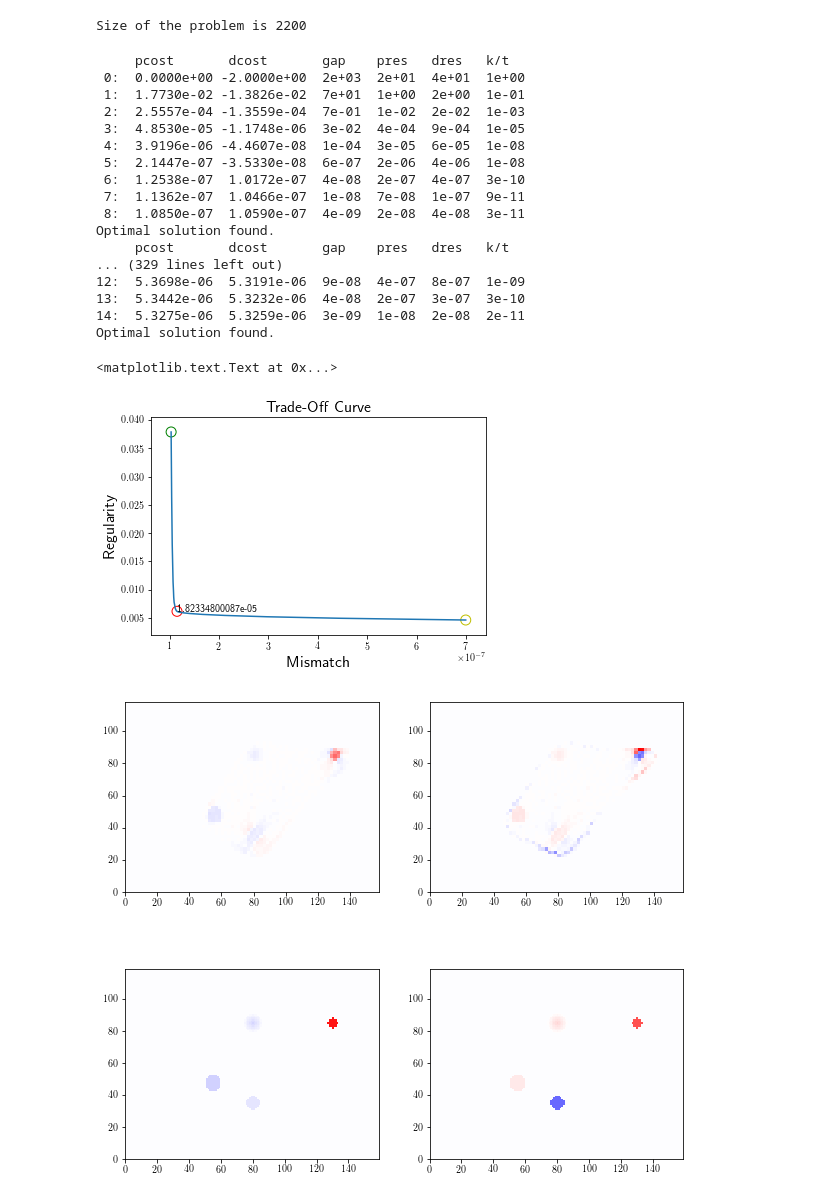
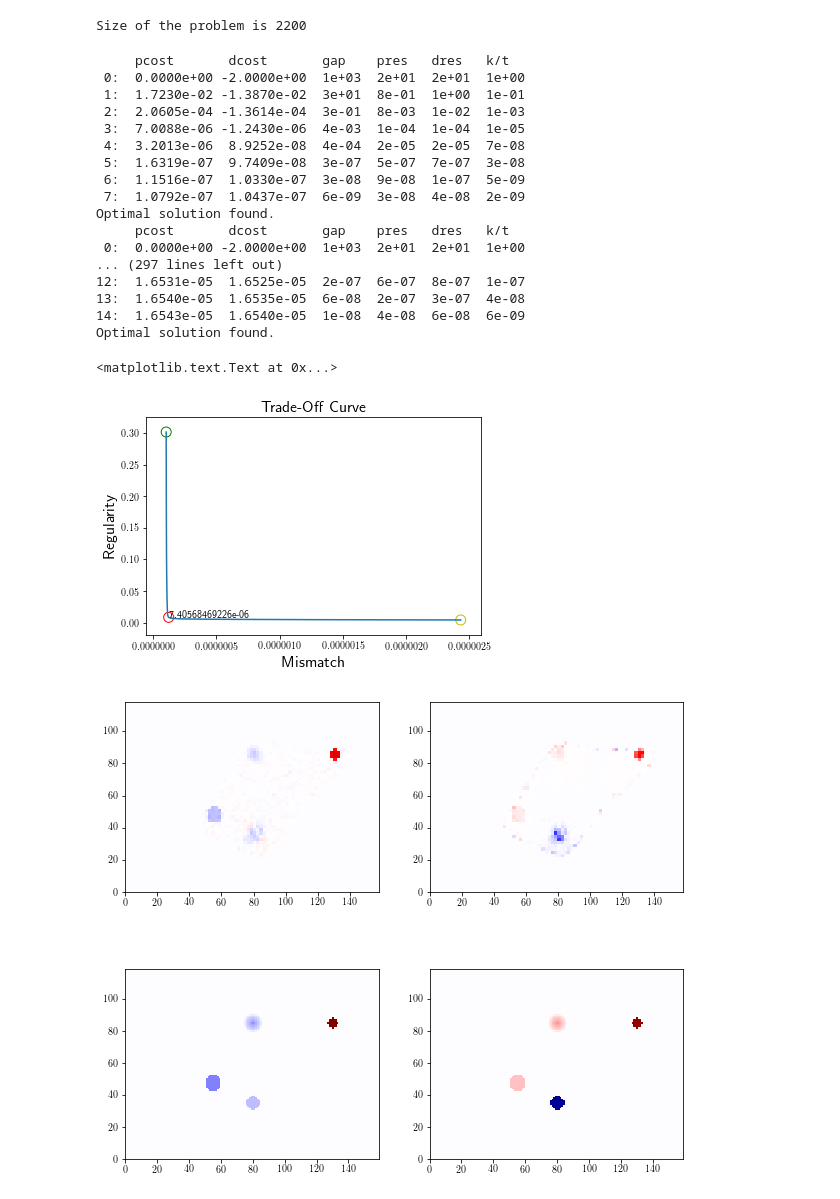
Before and after one commit to jcalifornia/tractionforce, a Jupyter notebook: paper/numerics/pads/pads-x.ipynb, the cells around one changed output. Drawn from its saved outputs; the diff is of its cells as text; code cells hidden in the pictures.

Commit message:
new norm

```diff
--- a/paper/numerics/pads/pads-x.ipynb
+++ b/paper/numerics/pads/pads-x.ipynb
@@ -281,7 +281,7 @@ G_in_in_xx, G_in_in_xy, G_out_in_xx, G_out_in_xy, G_in_in_yy, G_in_in_yx, G_out_
 Size of the problem is 2200
 # %%
 N_SOLUTIONS = 24
-gamma_vals = np.logspace(-7, -3, N_SOLUTIONS)
+gamma_vals = np.logspace(-8, -2.5, N_SOLUTIONS)
 
 
 # Coords are 1:100 in each direction
@@ -296,32 +296,30 @@ n_in = len(x_in)
 x_center = np.mean(x_in)
 y_center = np.mean(y_in)
 
-sigma_xz = Variable(n_in)
-sigma_yz = Variable(n_in)
-predicted_in_x = G_in_in_xx * sigma_xz + G_in_in_xy * sigma_yz
-predicted_out_x = G_out_in_xx * sigma_xz + G_out_in_xy * sigma_yz
-predicted_in_y = G_in_in_yx * sigma_xz + G_in_in_yy * sigma_yz
-predicted_out_y = G_out_in_yx * sigma_xz + G_out_in_yy * sigma_yz
+sigma = Variable(n_in,2)
+predicted_in_x = G_in_in_xx * sigma[:,0] + G_in_in_xy * sigma[:,1]
+predicted_out_x = G_out_in_xx * sigma[:,0] + G_out_in_xy * sigma[:,1]
+predicted_in_y = G_in_in_yx * sigma[:,0] + G_in_in_yy * sigma[:,1]
+predicted_out_y = G_out_in_yx * sigma[:,0] + G_out_in_yy * sigma[:,1]
 
 
 error = sum_squares(obs_x_in - predicted_in_x) + sum_squares(obs_x_out - predicted_out_x)
 
-forceconstraints = [sum_entries(sigma_xz)==0, sum_entries(sigma_yz)==0] # add torque-free constraint here
-net_torque = sum_entries(mul_elemwise(x_in-x_center,sigma_yz) - mul_elemwise(y_in-y_center,sigma_xz))
+forceconstraints = [sum_entries(sigma[:,0])==0, sum_entries(sigma[:,1])==0] # add torque-free constraint here
+net_torque = sum_entries(mul_elemwise(x_in-x_center,sigma[:,1]) - mul_elemwise(y_in-y_center,sigma[:,0]))
 
 torqueconstraints = [net_torque == 0]
 
 constraints = forceconstraints + torqueconstraints
 #constraints = []
 # %%
-regularity_penalty = norm(sigma_xz+sigma_yz,p=1)
+regularity_penalty = sum_entries(pnorm(sigma,2, axis=1))
 objective = Minimize(error + gamma*regularity_penalty)
 prob = Problem(objective, constraints)
 
 sq_penalty = []
 l1_penalty = []
-sigma_xz_values = []
-sigma_yz_values = []
+sigma_values = []
 
 u_x_values = []
 u_y_values = []
@@ -342,14 +340,13 @@ def invert_one(val):
 
     sq_penalty.append(error.value)
     l1_penalty.append(regularity_penalty.value)
-    sigma_xz_values.append(sigma_xz.value)
-    sigma_yz_values.append(sigma_yz.value)
+    sigma_values.append(sigma.value)
 
     s_x = np.zeros(coords.shape[0])
     s_y = np.zeros(coords.shape[0])
 
-    s_x[condition_inside].flat = sigma_xz.value.reshape((n_in,))
-    s_y[condition_inside].flat = sigma_yz.value.reshape((n_in,))
+    s_x[condition_inside].flat = sigma[:,0].value.reshape((n_in,))
+    s_y[condition_inside].flat = sigma[:,1].value.reshape((n_in,))
 
     u_x = np.zeros(coords.shape[0])
     u_y = np.zeros(coords.shape[0])
@@ -358,58 +355,58 @@ def invert_one(val):
     u_y[condition_inside].flat = predicted_in_y.value
     u_y[condition_outside].flat = predicted_out_y.value
 
-    return np.array([sigma_xz.value, sigma_yz.value]).T, error.value, regularity_penalty.value, val
+    return np.array([sigma[:,0].value, sigma[:,1].value]).T, error.value, regularity_penalty.value, val
 
     return np.array([s_x, s_y]).T,  error.value, regularity_penalty.value, val
 
 
 #results = Parallel(n_jobs=num_cores)(delayed(invert_one)(val) for val in gamma_vals)
-results = [invert_one(val) for val in gamma_vals]
+pad_results = [invert_one(val) for val in gamma_vals]
 # %% [output]
      pcost       dcost       gap    pres   dres   k/t
- 0:  0.0000e+00 -2.0000e+00  2e+03  2e+01  4e+01  1e+00
- 1:  1.7730e-02 -1.3826e-02  7e+01  1e+00  2e+00  1e-01
- 2:  2.5557e-04 -1.3559e-04  7e-01  1e-02  2e-02  1e-03
- 3:  4.8530e-05 -1.1748e-06  3e-02  4e-04  9e-04  1e-05
- 4:  3.9196e-06 -4.4607e-08  1e-04  3e-05  6e-05  1e-08
- 5:  2.1447e-07 -3.5330e-08  6e-07  2e-06  4e-06  1e-08
- 6:  1.2538e-07  1.0172e-07  4e-08  2e-07  4e-07  3e-10
- 7:  1.1362e-07  1.0466e-07  1e-08  7e-08  1e-07  9e-11
- 8:  1.0850e-07  1.0590e-07  4e-09  2e-08  4e-08  3e-11
+ 0:  0.0000e+00 -2.0000e+00  1e+03  2e+01  2e+01  1e+00
+ 1:  1.7230e-02 -1.3870e-02  3e+01  8e-01  1e+00  1e-01
+ 2:  2.0605e-04 -1.3614e-04  3e-01  8e-03  1e-02  1e-03
+ 3:  7.0088e-06 -1.2430e-06  4e-03  1e-04  1e-04  1e-05
+ 4:  3.2013e-06  8.9252e-08  4e-04  2e-05  2e-05  7e-08
+ 5:  1.6319e-07  9.7409e-08  3e-07  5e-07  7e-07  3e-08
+ 6:  1.1516e-07  1.0330e-07  3e-08  9e-08  1e-07  5e-09
+ 7:  1.0792e-07  1.0437e-07  6e-09  3e-08  4e-08  2e-09
 Optimal solution found.
      pcost       dcost       gap    pres   dres   k/t
-... (329 lines left out)
-12:  5.3698e-06  5.3191e-06  9e-08  4e-07  8e-07  1e-09
-13:  5.3442e-06  5.3232e-06  4e-08  2e-07  3e-07  3e-10
-14:  5.3275e-06  5.3259e-06  3e-09  1e-08  2e-08  2e-11
+ 0:  0.0000e+00 -2.0000e+00  1e+03  2e+01  2e+01  1e+00
+... (297 lines left out)
+12:  1.6531e-05  1.6525e-05  2e-07  6e-07  8e-07  1e-07
+13:  1.6540e-05  1.6535e-05  6e-08  2e-07  3e-07  4e-08
+14:  1.6543e-05  1.6540e-05  1e-08  4e-08  6e-08  6e-09
 Optimal solution found.
 # %%
-data_error = [res[1] for res in results]
-reg_error = [res[2] for res in results]
-lvals = [res[3] for res in results]
+data_error = [res[1] for res in pad_results]
+reg_error = [res[2] for res in pad_results]
+lvals = [res[3] for res in pad_results]
 
 l_curve_distances = np.abs((reg_error[-1]-reg_error[0])*np.array(data_error) -  \
             (data_error[-1]-data_error[0])*np.array(reg_error)+data_error[-1]*reg_error[0]-reg_error[-1]*data_error[0])
 best = np.argsort(l_curve_distances)[-1]
 
 plt.plot( data_error, reg_error)
 plt.scatter(data_error[best],reg_error[best],s=100, facecolors='none', edgecolors='r')
 plt.scatter(data_error[0],reg_error[0],s=100, facecolors='none', edgecolors='g')
 plt.scatter(data_error[-1],reg_error[-1],s=100, facecolors='none', edgecolors='y')
 
 plt.xlabel("Mismatch", fontsize=16)
 plt.ylabel("Regularity", fontsize=16)
 plt.title('Trade-Off Curve', fontsize=16)
 plt.text(data_error[best],reg_error[best],lvals[best])
 # %% [output]
 <matplotlib.text.Text at 0x...>
-[figure, old version]
+[figure, new version]
 # %%
 s_x = np.zeros(coords.shape[0])
 s_y = np.zeros(coords.shape[0])
 
-s_x[condition_inside] = results[best][0][0][:,0]
-s_y[condition_inside] = results[best][0][0][:,1]
+s_x[condition_inside] = pad_results[best][0][0][:,0]
+s_y[condition_inside] = pad_results[best][0][0][:,1]
 
 
 maxmagnitude = np.max(np.abs(s_y))
@@ -435,7 +432,7 @@ plt.pcolormesh(x_forward_positions,y_forward_positions,imarray==0,
 plt.pcolormesh(x_forward_positions,y_forward_positions,stress_y.reshape((M,N)),
                            cmap='seismic_r',vmax = maxmagnitude*2, vmin=-maxmagnitude*2).axes.set_aspect('equal')
 # %% [output]
-[figure, old version]
+[figure, new version]
 # %%
 fig = plt.figure(figsize=(16,9))
 #fig = plt.figure()
```
Also changed, not shown: parts of 3 cells of this notebook, 7 other files.
